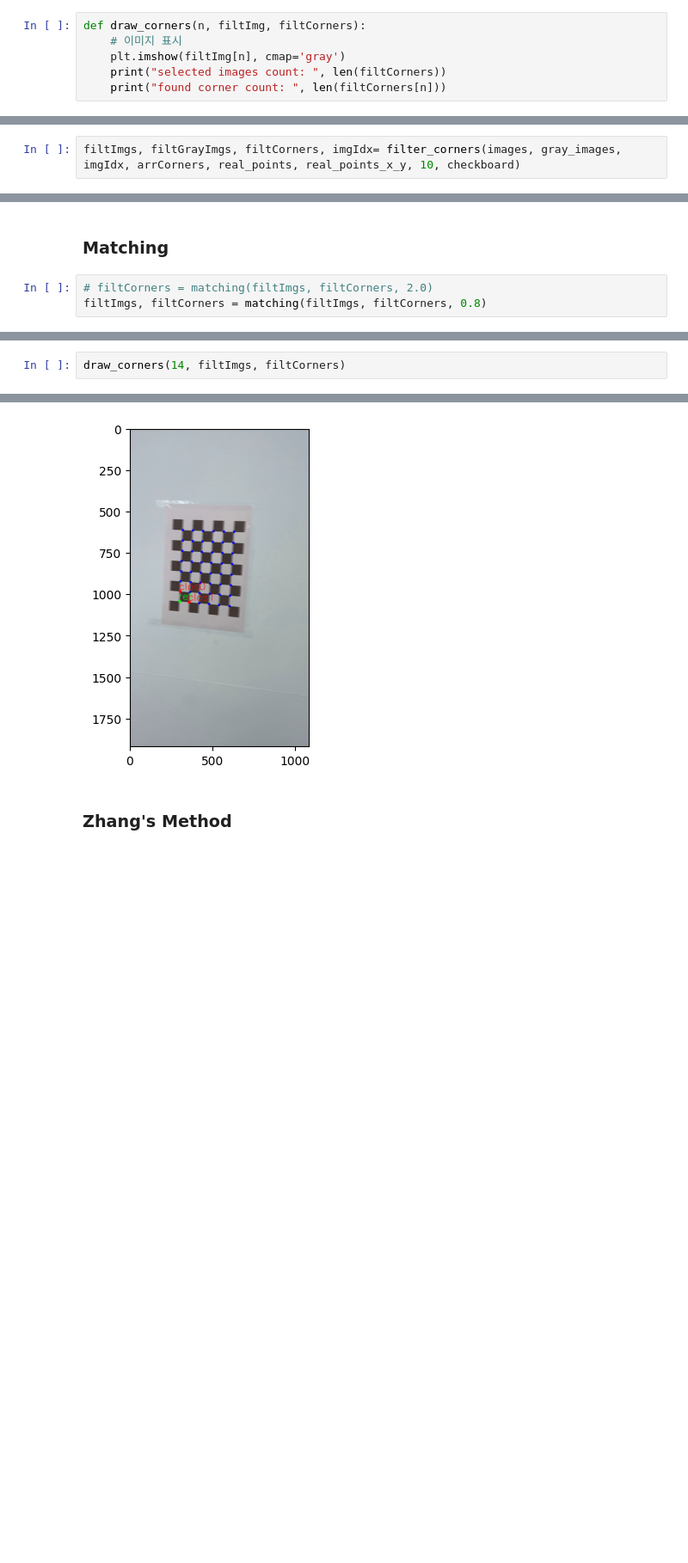
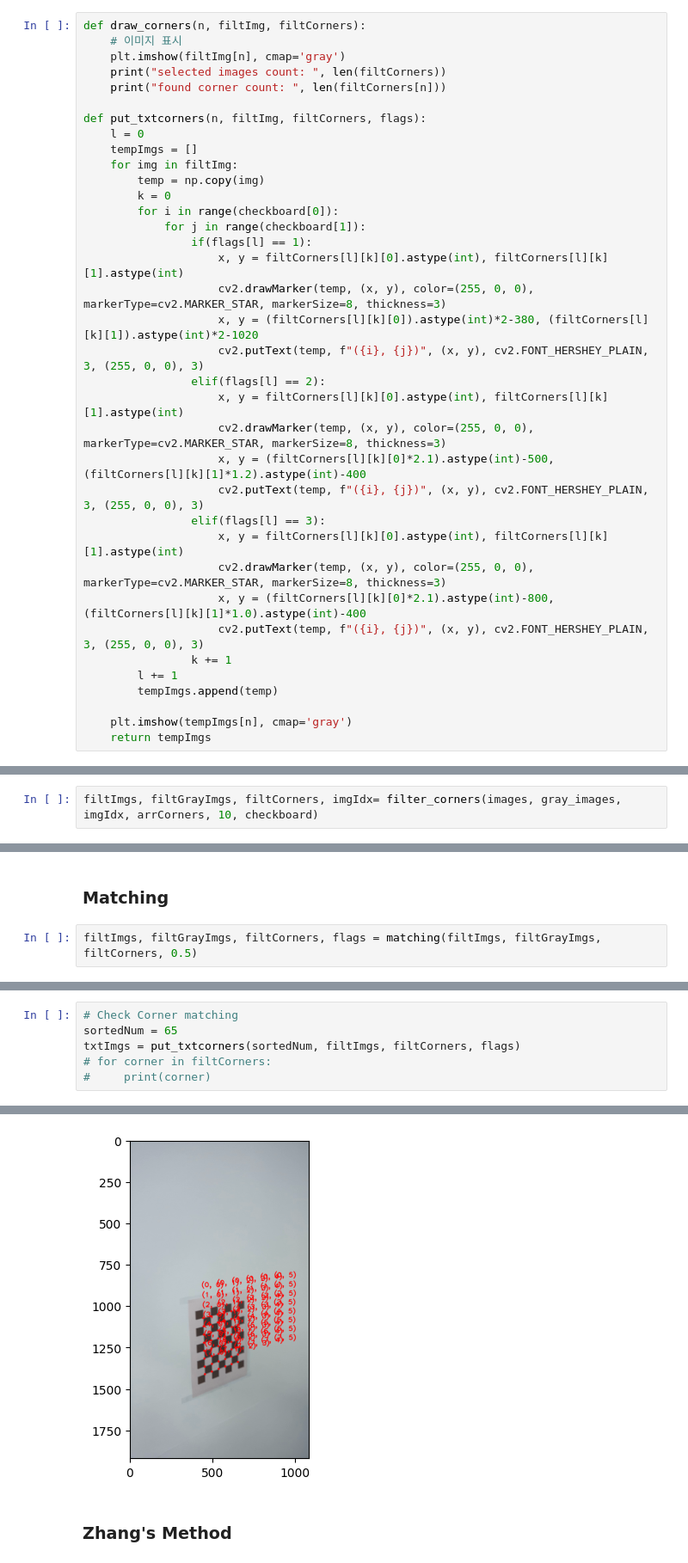
Before and after one commit to Phw9/calibration_ipynb, a Jupyter notebook: calib.ipynb, the cells around one changed output, grey strips where cells are left out. Shown: that part at 86% size. Drawn from its saved outputs; the diff is of its cells as text; blank space fills up the shorter version.

```diff
--- a/calib.ipynb
+++ b/calib.ipynb
@@ -119,6 +119,36 @@ def draw_corners(n, filtImg, filtCorners):
     plt.imshow(filtImg[n], cmap='gray')
     print("selected images count: ", len(filtCorners))
     print("found corner count: ", len(filtCorners[n]))
+
+def put_txtcorners(n, filtImg, filtCorners, flags):
+    l = 0
+    tempImgs = []
+    for img in filtImg:
+        temp = np.copy(img)
+        k = 0
+        for i in range(checkboard[0]):
+            for j in range(checkboard[1]):
+                if(flags[l] == 1):
+                    x, y = filtCorners[l][k][0].astype(int), filtCorners[l][k][1].astype(int)
+                    cv2.drawMarker(temp, (x, y), color=(255, 0, 0), markerType=cv2.MARKER_STAR, markerSize=8, thickness=3)
+                    x, y = (filtCorners[l][k][0]).astype(int)*2-380, (filtCorners[l][k][1]).astype(int)*2-1020
+                    cv2.putText(temp, f"({i}, {j})", (x, y), cv2.FONT_HERSHEY_PLAIN, 3, (255, 0, 0), 3)
+                elif(flags[l] == 2):
+                    x, y = filtCorners[l][k][0].astype(int), filtCorners[l][k][1].astype(int)
+                    cv2.drawMarker(temp, (x, y), color=(255, 0, 0), markerType=cv2.MARKER_STAR, markerSize=8, thickness=3)
+                    x, y = (filtCorners[l][k][0]*2.1).astype(int)-500, (filtCorners[l][k][1]*1.2).astype(int)-400
+                    cv2.putText(temp, f"({i}, {j})", (x, y), cv2.FONT_HERSHEY_PLAIN, 3, (255, 0, 0), 3)
+                elif(flags[l] == 3):
+                    x, y = filtCorners[l][k][0].astype(int), filtCorners[l][k][1].astype(int)
+                    cv2.drawMarker(temp, (x, y), color=(255, 0, 0), markerType=cv2.MARKER_STAR, markerSize=8, thickness=3)
+                    x, y = (filtCorners[l][k][0]*2.1).astype(int)-800, (filtCorners[l][k][1]*1.0).astype(int)-400
+                    cv2.putText(temp, f"({i}, {j})", (x, y), cv2.FONT_HERSHEY_PLAIN, 3, (255, 0, 0), 3)
+                k += 1
+        l += 1
+        tempImgs.append(temp)
+
+    plt.imshow(tempImgs[n], cmap='gray')
+    return tempImgs
 # %% [markdown]
 ### Zhang's method Functions
 Ref: https://github.com/SPengLiang/Camera-Calibration-of-Zhang-s-method/tree/master
@@ -725,7 +579,7 @@ print(len(gray_images))
 # %% [markdown]
 ### Filtered Checkboard Corner
 # %%
-filtImgs, filtGrayImgs, filtCorners, imgIdx= filter_corners(images, gray_images, imgIdx, arrCorners, real_points, real_points_x_y, 10, checkboard)
+filtImgs, filtGrayImgs, filtCorners, imgIdx= filter_corners(images, gray_images, imgIdx, arrCorners, 10, checkboard)
 # %%
 draw_corners(0, filtImgs, filtCorners)
 print(len(imgIdx))
@@ -737,6 +591,5 @@ found corner count:  48
 # %% [markdown]
 ### Matching
 # %%
-# filtCorners = matching(filtImgs, filtCorners, 2.0)
-filtImgs, filtCorners = matching(filtImgs, filtCorners, 0.8)
+filtImgs, filtGrayImgs, filtCorners, flags = matching(filtImgs, filtGrayImgs, filtCorners, 0.5)
 # %% [output]
@@ -760,3 +613,7 @@ case 2 111
 # %%
-draw_corners(14, filtImgs, filtCorners)
+# Check Corner matching
+sortedNum = 65
+txtImgs = put_txtcorners(sortedNum, filtImgs, filtCorners, flags)
+# for corner in filtCorners:
+#     print(corner)
 # %% [output]
@@ -765,4 +620,4 @@ found corner count:  48
-[figure, old version]
+[figure, new version]
 # %% [markdown]
 ### Zhang's Method
 # %%
```
Also changed, not shown: parts of 17 cells of this notebook, 1 other file.
